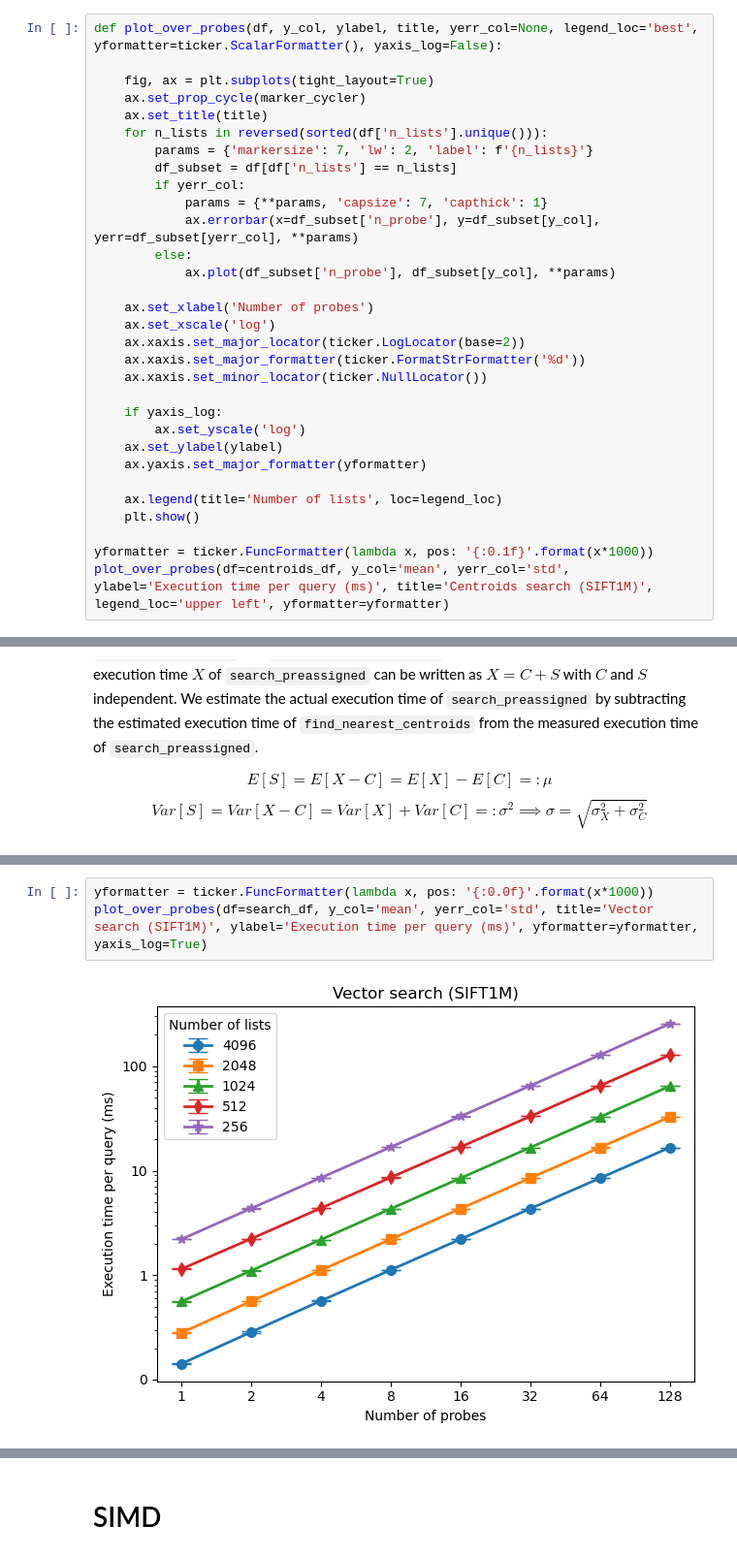
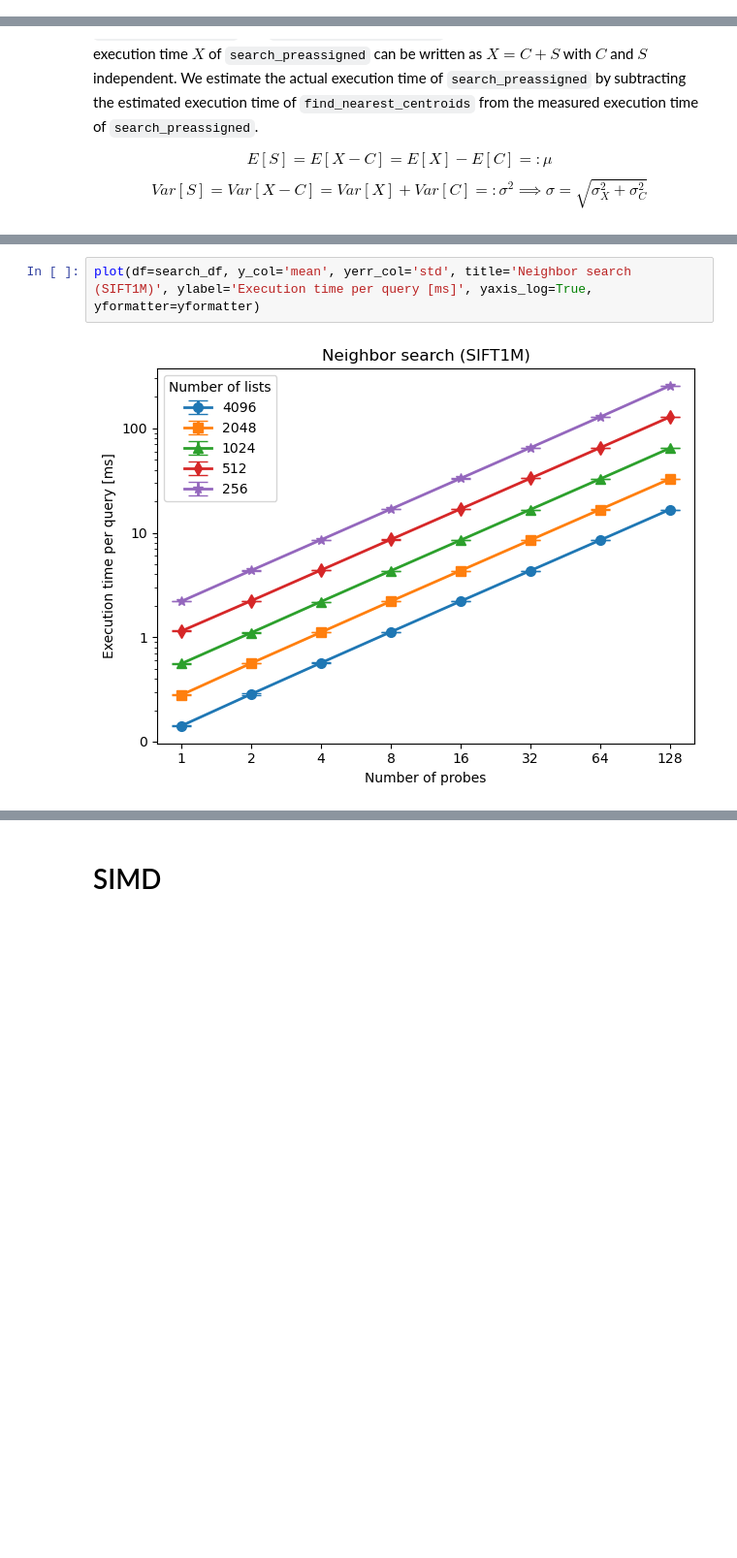
Before and after one commit to TimonFercho/ann-distributed-key-value-store, a Jupyter notebook: evaluation/index/performance/index-search-results.ipynb, the cells around one changed output, grey strips where cells are left out. Shown at 97% size. Drawn from its saved outputs; the diff is of its cells as text; blank space fills up the shorter version.

```diff
--- a/evaluation/index/performance/index-search-results.ipynb
+++ b/evaluation/index/performance/index-search-results.ipynb
@@ -163,31 +230,0 @@ centroids_ex_time_mean
-# %%
-def plot_over_probes(df, y_col, ylabel, title, yerr_col=None, legend_loc='best', yformatter=ticker.ScalarFormatter(), yaxis_log=False):
-
-    fig, ax = plt.subplots(tight_layout=True)
-    ax.set_prop_cycle(marker_cycler)
-    ax.set_title(title)
-    for n_lists in reversed(sorted(df['n_lists'].unique())):
-        params = {'markersize': 7, 'lw': 2, 'label': f'{n_lists}'}
-        df_subset = df[df['n_lists'] == n_lists]
-        if yerr_col:
-            params = {**params, 'capsize': 7, 'capthick': 1}
-            ax.errorbar(x=df_subset['n_probe'], y=df_subset[y_col], yerr=df_subset[yerr_col], **params)
-        else:
-            ax.plot(df_subset['n_probe'], df_subset[y_col], **params)
-
-    ax.set_xlabel('Number of probes')
-    ax.set_xscale('log')
-    ax.xaxis.set_major_locator(ticker.LogLocator(base=2))
-    ax.xaxis.set_major_formatter(ticker.FormatStrFormatter('%d'))
-    ax.xaxis.set_minor_locator(ticker.NullLocator())
-
-    if yaxis_log:
-        ax.set_yscale('log')
-    ax.set_ylabel(ylabel)
-    ax.yaxis.set_major_formatter(yformatter)
-
-    ax.legend(title='Number of lists', loc=legend_loc)
-    plt.show()
-
-yformatter = ticker.FuncFormatter(lambda x, pos: '{:0.1f}'.format(x*1000))
-plot_over_probes(df=centroids_df, y_col='mean', yerr_col='std', ylabel='Execution time per query (ms)', title='Centroids search (SIFT1M)', legend_loc='upper left', yformatter=yformatter)
@@ -437,6 +470,5 @@ search_df
 # %%
-yformatter = ticker.FuncFormatter(lambda x, pos: '{:0.0f}'.format(x*1000))
-plot_over_probes(df=search_df, y_col='mean', yerr_col='std', title='Vector search (SIFT1M)', ylabel='Execution time per query (ms)', yformatter=yformatter, yaxis_log=True)
+plot(df=search_df, y_col='mean', yerr_col='std', title='Neighbor search (SIFT1M)', ylabel='Execution time per query [ms]', yaxis_log=True, yformatter=yformatter)
 # %% [output]
-[figure, old version]
+[figure, new version]
 # %% [markdown]
```
Also changed, not shown: parts of 77 cells of this notebook.
